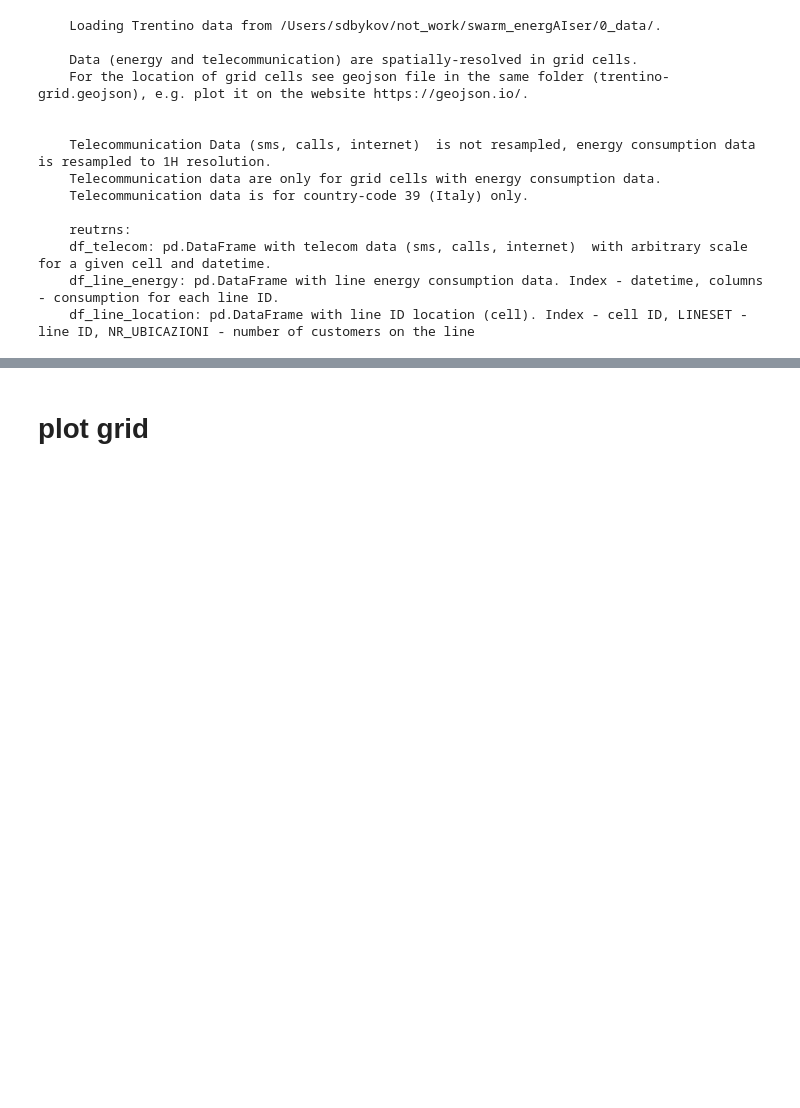
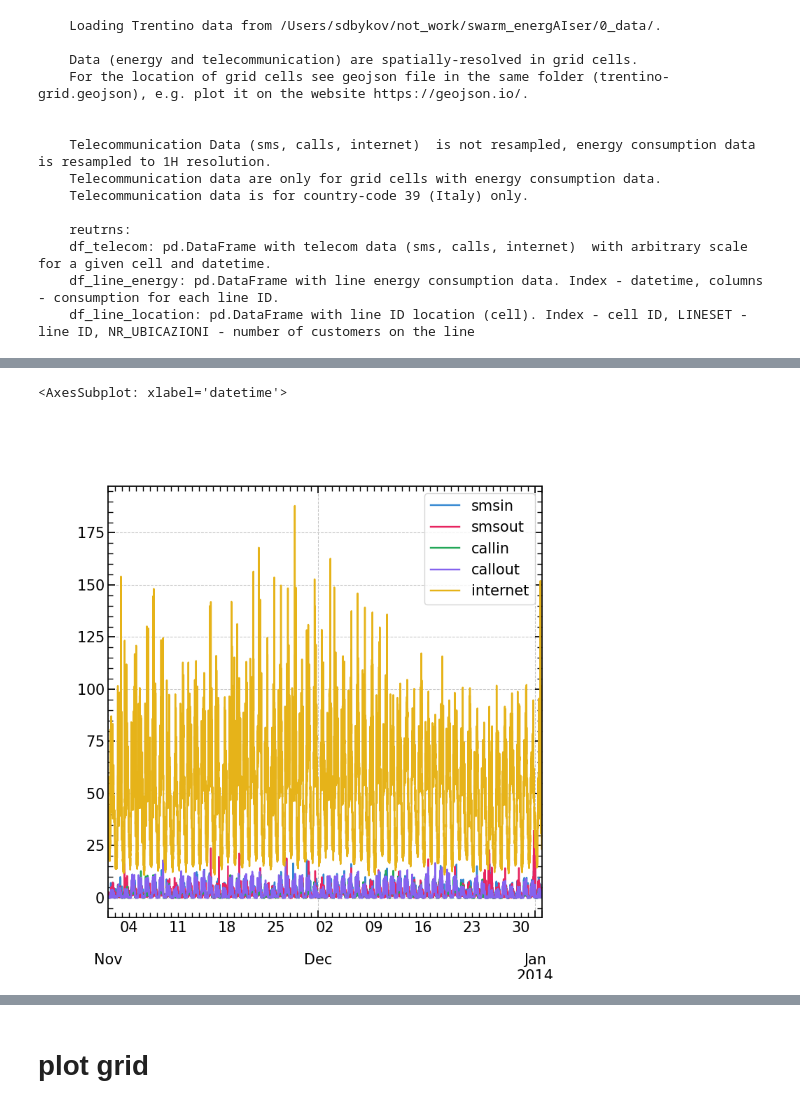
Before and after one commit to SergeiDBykov/swarm_energAIser, a Jupyter notebook: 1_exploratory_analysis/3_trentino/1_trentino_eda.ipynb, the cells around one changed output, grey strips where cells are left out. Saved outputs shown, nothing was run; the diff lists cells and outputs as text; code cells hidden in the pictures; blank space fills up the shorter version.

```diff
--- a/1_exploratory_analysis/3_trentino/1_trentino_eda.ipynb
+++ b/1_exploratory_analysis/3_trentino/1_trentino_eda.ipynb
@@ -36,0 +51,5 @@ telecom,energy,lines = read_trentino()
+# %%
+telecom.query('CellID==5324').drop('CellID', axis = 1).plot()
+# %% [output]
+<AxesSubplot: xlabel='datetime'>
+[figure, added]
```
Also changed, not shown: parts of 5 cells of this notebook, 1 other file.
